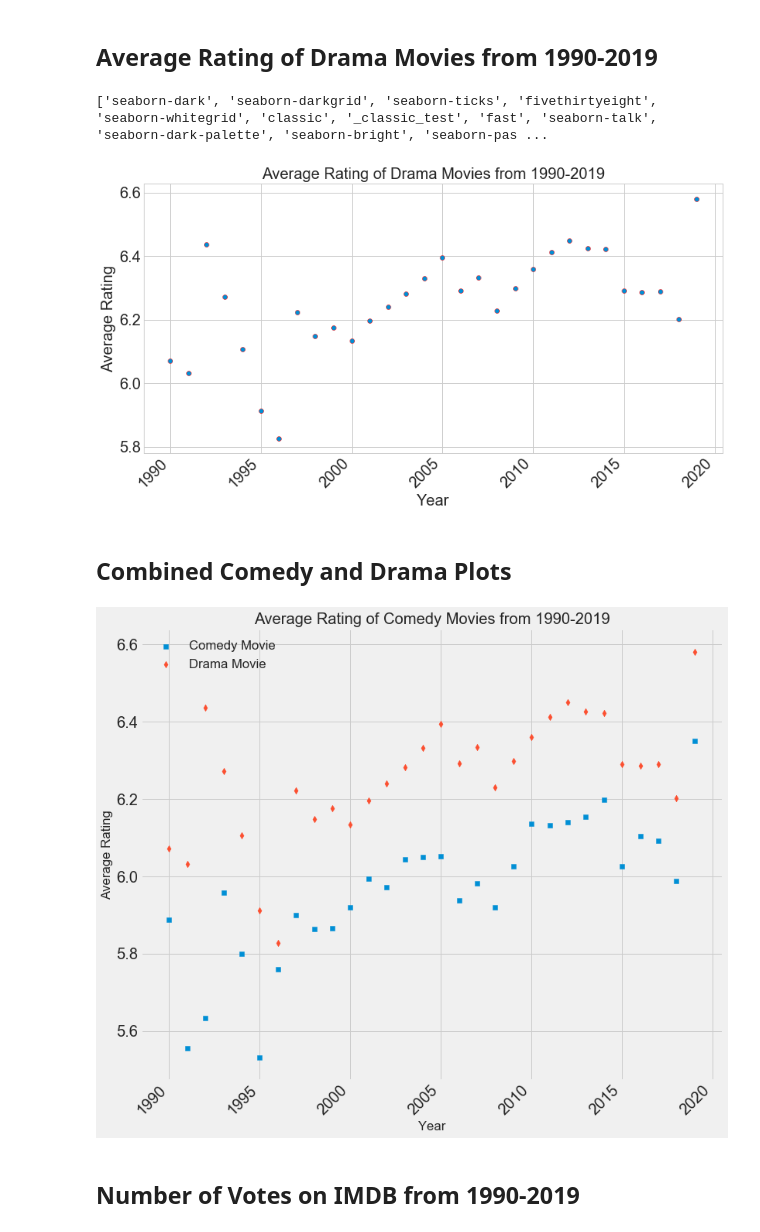
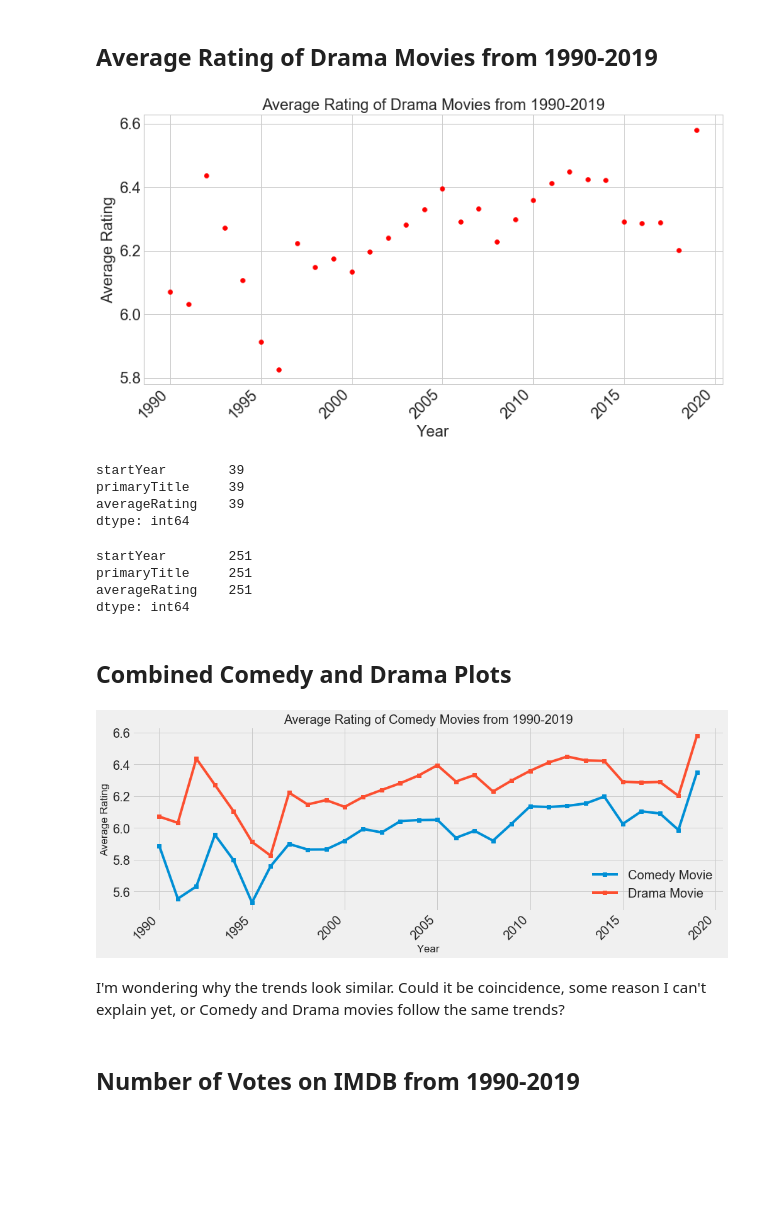
Before and after one commit to chrispfchung/moviecomparison, a Jupyter notebook: EDA IMDB.ipynb, the cells around one changed output. Drawn from its saved outputs; the diff is of its cells as text; code cells hidden in the pictures; blank space fills up the shorter version.

Commit message:
Add files via upload
updated movie EDA files

```diff
--- a/EDA IMDB.ipynb
+++ b/EDA IMDB.ipynb
@@ -28,7 +32,7 @@ import numpy as np
 %matplotlib inline
 # %%
 # load in our dataframe with movies from 1990s to 2019 using pickle
-df = pd.read_pickle('results.pkl')
+df = pd.read_pickle('cleanedmovies.pkl')
 # %%
 df.describe() # 45,924
 df.head()
@@ -120,10 +124,10 @@ plt.rcParams.update(params)
 alldrama = df[df['genres'].str.contains("Drama")]
 
 # Group Year Made with Average Rating
-allyears_drama = alldrama.groupby('startYear', as_index=False)['averageRating'].mean()
+allyears_drama = alldrama.groupby('startYear', as_index=False)['averageRating'].mean() #drama ratings by year
 
 # Choose style
-print(plt.style.available)
+# print(plt.style.available)
 plt.style.use('seaborn-whitegrid')
 
 # Create fig,ax object and set scaffold
@@ -132,22 +136,37 @@ ax.set(title='Average Rating of Drama Movies from 1990-2019', xlabel = 'Year', y
 
 # Format labels
 labels = ax.get_xticklabels()
-plt.setp(labels, horizontalalignment = 'right', rotation=45,)
+plt.setp(labels, horizontalalignment = 'right', rotation=45)
 
 # Plot Graph
-ax.scatter(allyears_drama['startYear'], allyears_drama['averageRating'],edgecolors='red');
+ax.scatter(allyears_drama['startYear'], allyears_drama['averageRating'], color='red');
 
 # Adjust all sizes of Labels
 params = {'legend.fontsize': 'x-large',
-          'figure.figsize': (15, 5),
          'axes.labelsize': 'x-large',
          'axes.titlesize':'x-large',
          'xtick.labelsize':'x-large',
+         'xtick.minor.bottom': True,
          'ytick.labelsize':'x-large'}
+
+
 plt.rcParams.update(params)
 # %% [output]
-['seaborn-dark', 'seaborn-darkgrid', 'seaborn-ticks', 'fivethirtyeight', 'seaborn-whitegrid', 'classic', '_classic_test', 'fast', 'seaborn-talk', 'seaborn-dark-palette', 'seaborn-bright', 'seaborn-pas ...
-[figure, old version]
+[figure, new version]
+# %%
+alldrama[['startYear','primaryTitle','averageRating']].where(alldrama['startYear'] == 1992).sort_values('averageRating', ascending=True).count()
+# %% [output]
+startYear        39
+primaryTitle     39
+averageRating    39
+dtype: int64
+# %%
+alldrama[['startYear','primaryTitle','averageRating']].where(alldrama['startYear'] == 1993).sort_values('averageRating', ascending=True).count()
+# %% [output]
+startYear        251
+primaryTitle     251
+averageRating    251
+dtype: int64
 # %% [markdown]
 ## Combined Comedy and Drama Plots
 # %%
@@ -155,36 +174,38 @@ plt.rcParams.update(params)
 
 # All Movies Containing Comedy Genre Only
 allcomedy = df[df['genres'].str.contains("Comedy")]
 
 allyears_comedy = allcomedy.groupby('startYear', as_index=False)['averageRating'].mean()
 
 # Choose style
 # print(plt.style.available)
 plt.style.use('fivethirtyeight')
 
 # Create fig,ax object and set scaffold
 fig, ax = plt.subplots()
 ax.set(title='Average Rating of Comedy Movies from 1990-2019', xlabel = 'Year', ylabel = 'Average Rating')
 
 # Format labels
 labels = ax.get_xticklabels()
 plt.setp(labels, horizontalalignment = 'right', rotation=45,)
 
 # Plot Graph
-ax.scatter(allyears_comedy['startYear'], allyears_comedy['averageRating'], marker='s', label='Comedy Movie');
-ax.scatter(allyears_drama['startYear'], allyears_drama['averageRating'], marker='d', label='Drama Movie');
+ax.plot(allyears_comedy['startYear'], allyears_comedy['averageRating'], marker='s', label='Comedy Movie');
+ax.plot(allyears_drama['startYear'], allyears_drama['averageRating'], marker='s', label='Drama Movie');
 ax.legend();
 
 # Adjust all sizes of Labels
 params = {'legend.fontsize': 'large',
           'figure.figsize': (12,10),
          'axes.labelsize': 'x-large',
          'axes.titlesize':'x-large',
          'xtick.labelsize':'x-large',
          'ytick.labelsize':'x-large'}
 plt.rcParams.update(params);
 # %% [output]
-[figure, old version]
+[figure, new version]
+# %% [markdown]
+I'm wondering why the trends look similar. Could it be coincidence, some reason I can't explain yet, or Comedy and Drama movies follow the same trends?
 # %% [markdown]
 ## Number of Votes on IMDB from 1990-2019
 # %% [markdown]
```
Also changed, not shown: parts of 8 cells of this notebook, 1 other file.
